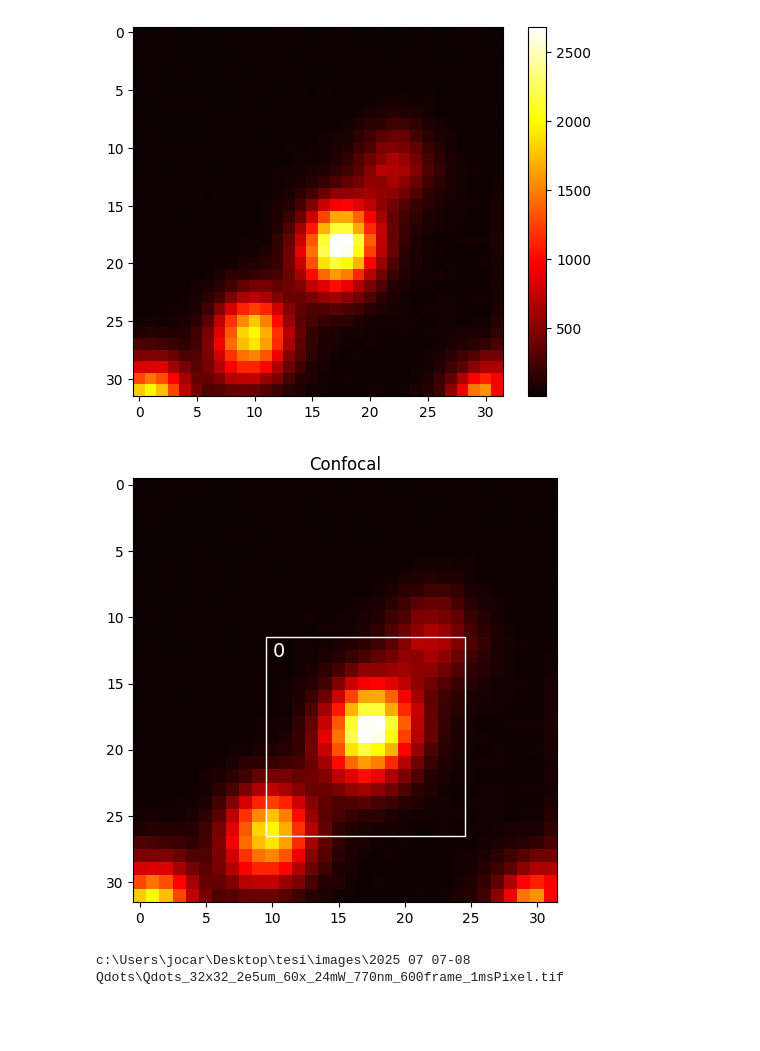
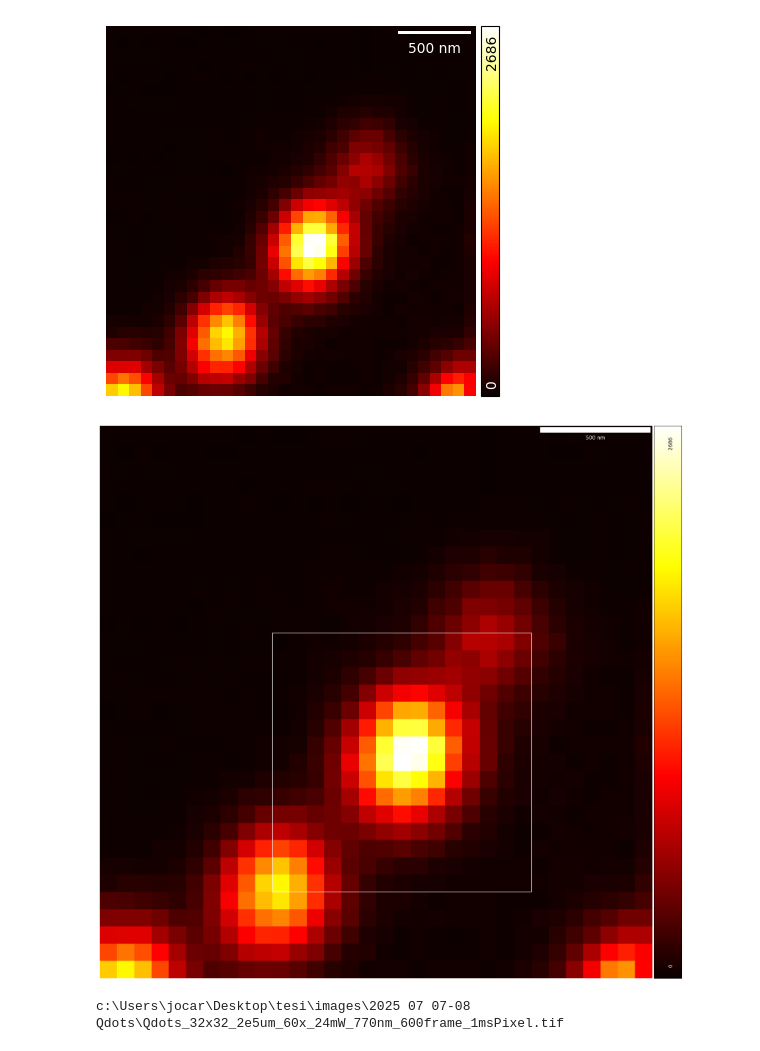
Before and after one commit to CarminatiGiovanni/tesi, a Jupyter notebook: SOFI_only.ipynb, the cells around one changed output. Cells and saved outputs as stored; diff of their text form; code cells hidden in the pictures; blank space fills up the shorter version.

```diff
--- a/SOFI_only.ipynb
+++ b/SOFI_only.ipynb
@@ -33,33 +36,35 @@ file = 'Qdots_32x32_2e5um_60x_24mW_770nm_600frame_1msPixel.tif'
 
 #############################################################################################
 # FILE IMPORT AND SETUP
 ############################################################################################
 
 dir = os.getcwd()
 filename = path.join(dir,'images','2025 07 07-08 Qdots',file) # input
 savename = path.join(dir,'images','output',file) # output
 savenameSOFI = path.join(dir,'images','output','SOFI',file)
 
 timeSwitch = True #True if i saved the timetraces
 spadFormat=7
 Nspad = spadFormat**2
 
 index7=[i for i in range(49) if i != 12]
 index5=[8,9,10,11,15,16,17,18,19,22,23,24,25,26,29,30,31,32,33,36,37,38,39,40] #Check if 12 is included or not
 index3=[16,17,18,23,24,25,30,31,32]
 index1=[17,23,24,25,31]
 
 # Read the TIFF stack
 IMAGE_STACK = tiff.imread(filename) # (z, x, y)
+IMAGE_STACK = IMAGE_STACK.astype(np.float64)
 
 if file == 'Qdots_FOV5um_64x64_5msPixel_23rip_37mW.tif':
     IMAGE_STACK = IMAGE_STACK[0:23,:,:]  # Select frames 0-22
 
 
+pxsizex = 2.5/32
+
 # print(IMAGE_STACK.shape)
-plt.imshow(IMAGE_STACK.sum(axis=0),cmap='hot')
-plt.colorbar()
+gra.ShowImg(IMAGE_STACK.sum(axis=0),cmap='hot',colorbar=True, pxsize_x=pxsizex,vmin=0)
 #plt.imshow(data.std(axis=0),cmap='hot')
 plt.show()
 # %% [output]
-[figure, old version]
+[figure, new version]
@@ -86,7 +98,7 @@ xc_STACK=peak_local_max(img_STACK,min_distance=radius, threshold_abs=signal_thre
 Npart1 = xc_STACK.shape[0]
 images = [img_STACK]
 
-fig, axes = plt.subplots(1, len(images), figsize=(5*len(images), 5))
+fig, axes = plt.subplots(1, len(images), figsize=(16*len(images), 16))
 
 coords = [xc_STACK]
 nparts = [Npart1]
@@ -95,16 +107,17 @@ titles = ['Confocal']
 axes = [axes]
 for i in range(len(images)):
     ax = axes[i]
-    ax.imshow(images[i], cmap='hot')
-    ax.set_title(titles[i])
+    gra.ShowImg(images[i], ax=ax, fig=fig, cmap='hot', colorbar=True, vmin=0, pxsize_x=pxsizex)
+    # ax.imshow(images[i], cmap='hot')
+    #ax.set_title(titles[i])
     for l in range(nparts[i]):
         rect = Rectangle((coords[i][l,1]-ROIsizeC/2, coords[i][l,0]-ROIsizeC/2), ROIsizeC, ROIsizeC, linewidth=1, edgecolor='w', facecolor='none')
         ax.add_patch(rect)
-        ax.text(coords[i][l,1]-radius, coords[i][l,0]-radius+1, l, fontsize=14, color='white')
+        #ax.text(coords[i][l,1]-radius, coords[i][l,0]-radius+1, l, fontsize=14, color='white')
 plt.tight_layout()
 plt.show()
 
 print(filename)
 # %% [output]
-[figure, old version]
+[figure, new version]
 c:\Users\jocar\Desktop\tesi\images\2025 07 07-08 Qdots\Qdots_32x32_2e5um_60x_24mW_770nm_600frame_1msPixel.tif
```
Also changed, not shown: parts of 18 cells of this notebook, 8 other files.
